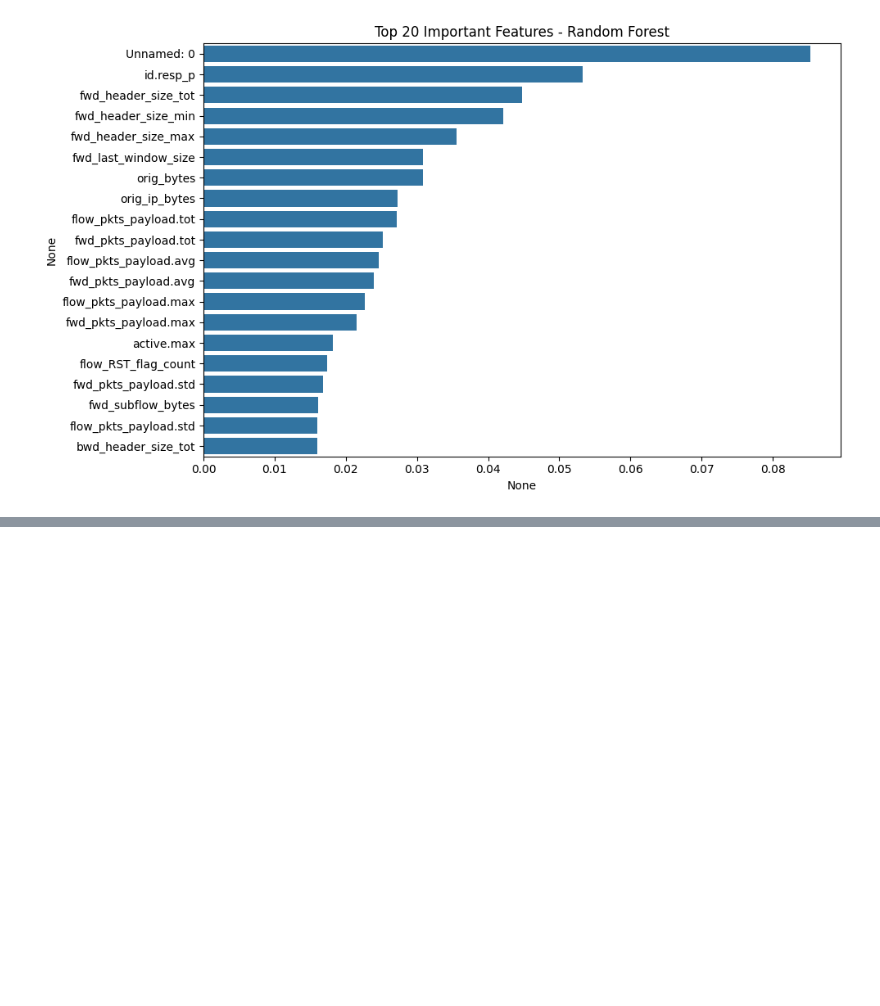
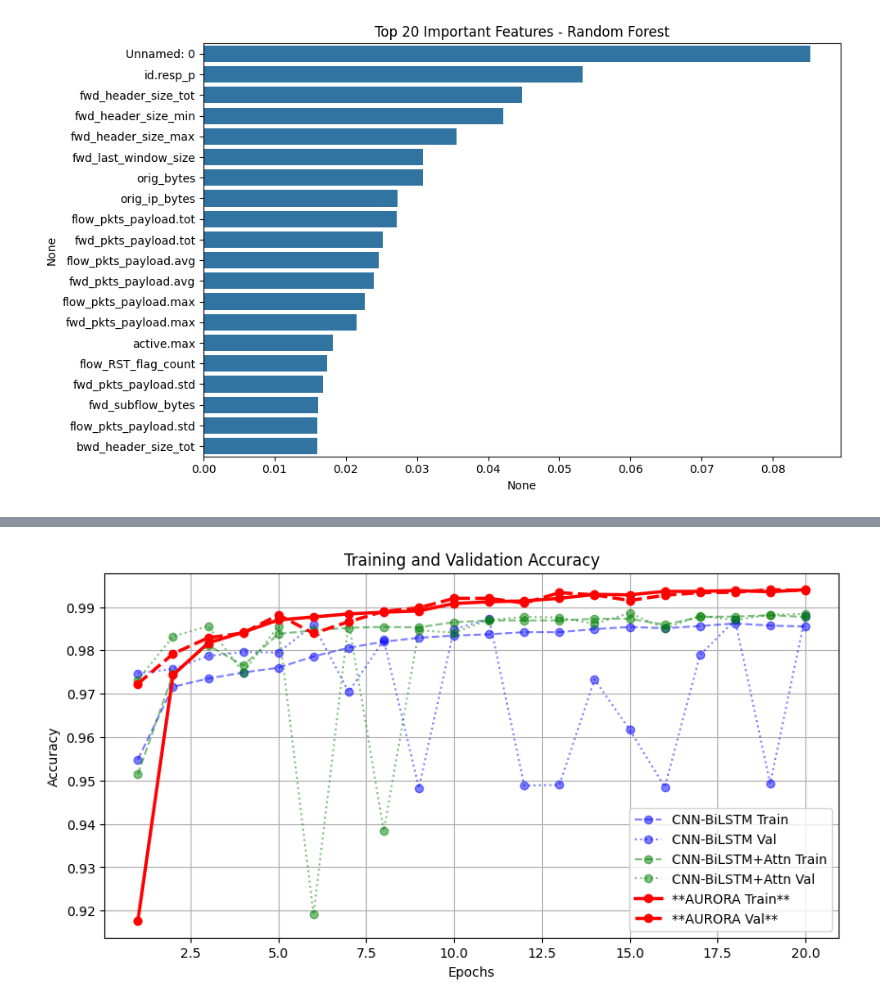
Before and after one commit to AbhinavMangalore16/iomt-anomalyze, a Jupyter notebook: notebooks/fl-xai-training.ipynb, the cells around one changed output, grey strips where cells are left out. Cells and saved outputs as stored; diff of their text form; code cells hidden in the pictures; blank space fills up the shorter version.

Commit message:
FL + XAI plots

```diff
--- a/notebooks/fl-xai-training.ipynb
+++ b/notebooks/fl-xai-training.ipynb
@@ -1748,0 +2129,90 @@ class OneDCNN(nn.Module):
+# %%
+import matplotlib.pyplot as plt
+import pandas as pd
+import numpy as np
+
+# -------------------------------
+# Epoch-wise data (simplified)
+# -------------------------------
+epochs = np.arange(1, 21)
+
+# CNN-BiLSTM
+cnn_lstm_train_acc = [0.9548,0.9716,0.9735,0.9749,0.9760,0.9786,0.9806,0.9820,0.9829,0.9834,
+                      0.9837,0.9842,0.9842,0.9849,0.9854,0.9851,0.9856,0.9862,0.9857,0.9855]
+cnn_lstm_val_acc   = [0.9747,0.9757,0.9787,0.9796,0.9795,0.9859,0.9704,0.9824,0.9483,0.9849,
+                      0.9872,0.9488,0.9490,0.9733,0.9617,0.9485,0.9789,0.9870,0.9493,0.9880]
+cnn_lstm_train_loss = [0.1758,0.0991,0.0883,0.0814,0.0770,0.0699,0.0652,0.0619,0.0585,0.0568,
+                       0.0556,0.0537,0.0535,0.0525,0.0499,0.0511,0.0491,0.0469,0.0476,0.0469]
+cnn_lstm_val_loss   = [0.0904,0.0760,0.0691,0.0628,0.0601,0.0578,0.0750,0.0740,0.1354,0.0528,
+                       0.0434,0.1299,0.1255,0.0646,0.0811,0.1551,0.0555,0.0400,0.1243,0.0363]
+
+# CNN-BiLSTM+Attn
+cnn_attn_train_acc = [0.9514,0.9746,0.9812,0.9765,0.9838,0.9846,0.9852,0.9854,0.9853,0.9865,
+                      0.9869,0.9869,0.9869,0.9873,0.9873,0.9859,0.9877,0.9878,0.9881,0.9877]
+cnn_attn_val_acc   = [0.9732,0.9832,0.9856,0.9749,0.9856,0.9191,0.9866,0.9384,0.9846,0.9841,
+                      0.9870,0.9877,0.9876,0.9861,0.9886,0.9850,0.9880,0.9870,0.9882,0.9884]
+cnn_attn_train_loss = [0.1727,0.0851,0.0654,0.0865,0.0586,0.0549,0.0531,0.0521,0.0520,0.0491,
+                       0.0465,0.0460,0.0456,0.0458,0.0431,0.0504,0.0404,0.0408,0.0397,0.0401]
+cnn_attn_val_loss   = [0.0925,0.0705,0.0559,0.0730,0.0510,0.3298,0.0471,0.1913,0.0533,0.0557,
+                       0.0459,0.0434,0.0425,0.0460,0.0418,0.0488,0.0393,0.0446,0.0404,0.0386]
+
+# AURORA
+aurora_train_acc = [0.9176,0.9743,0.9817,0.9842,0.9870,0.9877,0.9884,0.9888,0.9891,0.9908,
+                    0.9912,0.9914,0.9920,0.9929,0.9928,0.9936,0.9936,0.9938,0.9935,0.9940]
+aurora_val_acc   = [0.9723,0.9792,0.9829,0.9840,0.9882,0.9839,0.9866,0.9890,0.9898,0.9920,
+                    0.9920,0.9909,0.9933,0.9928,0.9915,0.9927,0.9933,0.9934,0.9940,0.9938]
+aurora_train_loss = [0.2625,0.0871,0.0620,0.0531,0.0437,0.0403,0.0385,0.0352,0.0339,0.0298,
+                     0.0296,0.0283,0.0272,0.0244,0.0244,0.0221,0.0218,0.0208,0.0218,0.0199]
+aurora_val_loss   = [0.1018,0.0668,0.0539,0.0484,0.0382,0.0605,0.0473,0.0346,0.0317,0.0275,
+                     0.0279,0.0279,0.0245,0.0276,0.0265,0.0238,0.0230,0.0239,0.0217,0.0216]
+
+# -------------------------------
+# Accuracy Plot
+# -------------------------------
+plt.figure(figsize=(10,5))
+plt.plot(epochs, cnn_lstm_train_acc, 'b--', alpha=0.5, label='CNN-BiLSTM Train', marker='o')
+plt.plot(epochs, cnn_lstm_val_acc, 'b:', alpha=0.5, label='CNN-BiLSTM Val', marker='o')
+plt.plot(epochs, cnn_attn_train_acc, 'g--', alpha=0.5, label='CNN-BiLSTM+Attn Train', marker='o')
+plt.plot(epochs, cnn_attn_val_acc, 'g:', alpha=0.5, label='CNN-BiLSTM+Attn Val', marker='o')
+plt.plot(epochs, aurora_train_acc, 'r-', linewidth=2.5, label='**AURORA Train**', marker='o')
+plt.plot(epochs, aurora_val_acc, 'r-', linewidth=2.5, linestyle='--', label='**AURORA Val**', marker='o')
+plt.xlabel('Epochs')
+plt.ylabel('Accuracy')
+plt.title('Training and Validation Accuracy')
+plt.legend()
+plt.grid(True)
+plt.show()
+
+# -------------------------------
+# Loss Plot
+# -------------------------------
+plt.figure(figsize=(10,5))
+
+plt.plot(epochs, cnn_lstm_train_loss, 'b--', alpha=0.5, label='CNN-BiLSTM Train', marker='o')
+plt.plot(epochs, cnn_lstm_val_loss, 'b:', alpha=0.5, label='CNN-BiLSTM Val', marker='o')
+plt.plot(epochs, cnn_attn_train_loss, 'g--', alpha=0.5, label='CNN-BiLSTM+Attn Train', marker='o')
+plt.plot(epochs, cnn_attn_val_loss, 'g:', alpha=0.5, label='CNN-BiLSTM+Attn Val', marker='o')
+
+plt.plot(epochs, aurora_train_loss, color='r', linewidth=2.5, label='AURORA Train', marker='o')
+plt.plot(epochs, aurora_val_loss, color='r', linewidth=2.5, linestyle='--', label='AURORA Val', marker='o')
+
+plt.xlabel('Epochs')
+plt.ylabel('Loss')
+plt.title('Training and Validation Loss')
+plt.legend()
+plt.grid(True)
+plt.show()
+# -------------------------------
+# Comparison Table
+# -------------------------------
+data = {
+    "Model": ["LightGBM", "XGBoost", "CatBoost", "RandomForest", "Stacked Ensemble", "CNN-BiLSTM", "CNN-BiLSTM+Attn", "AURORA", "Ablation w/o Attn", "Ablation w/o FL"],
+    "Train Acc": [0.9999, 0.9999, 0.9996, 0.9991, 0.9998, 0.9855, 0.9877, 0.9940, 0.9925, 0.9910],
+    "Val Acc": [0.9999, 0.9999, 0.9996, 0.9991, 0.9998, 0.9880, 0.9884, 0.9938, 0.9910, 0.9895],
+    "Train Loss": [0.001, 0.001, 0.002, 0.003, 0.002, 0.0469, 0.0401, 0.0199, 0.025, 0.030],
+    "Val Loss": [0.001, 0.001, 0.002, 0.003, 0.002, 0.0363, 0.0386, 0.0216, 0.028, 0.035]
+}
+
+df = pd.DataFrame(data)
+print(df.to_string(index=False))
+# %% [output]
@@ -1748,0 +2220 @@ class OneDCNN(nn.Module):
+[figure, added]
```
Also changed, not shown: parts of 30 cells of this notebook, 25 other files.
